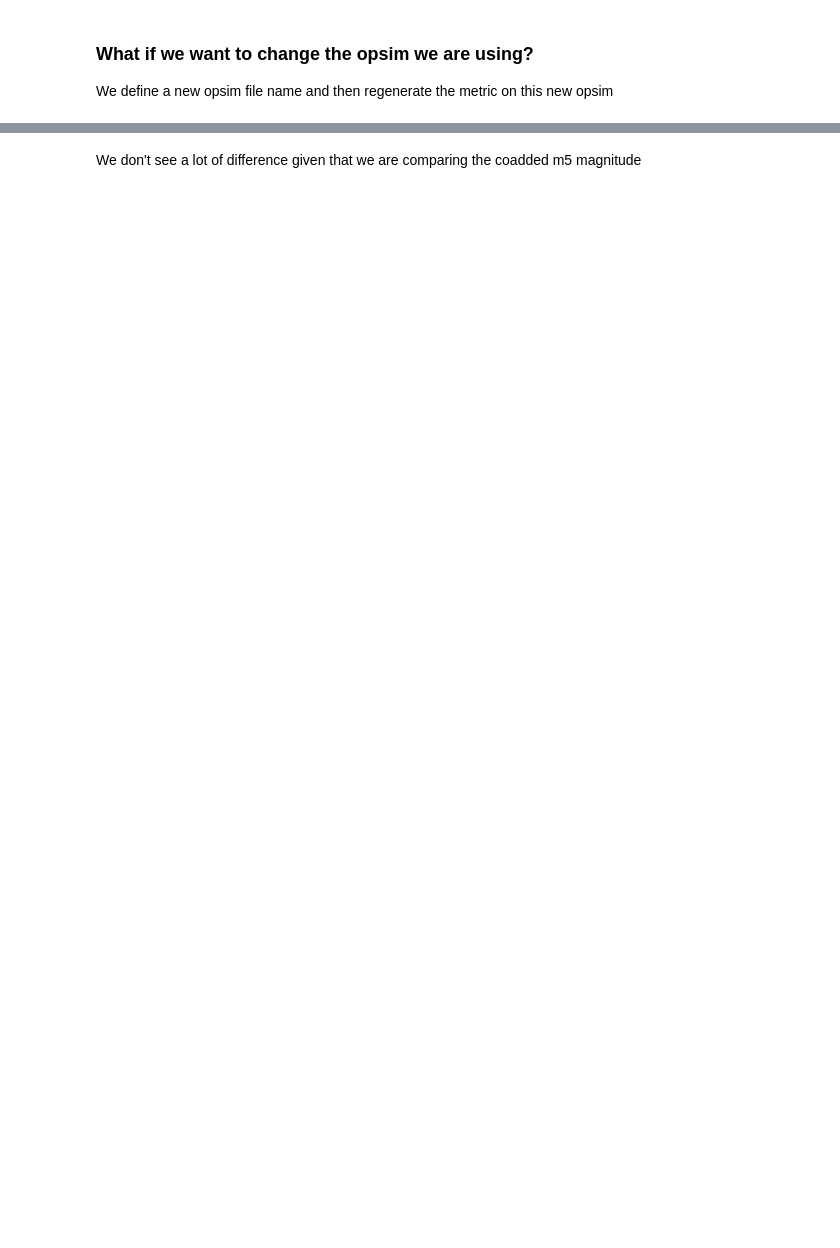
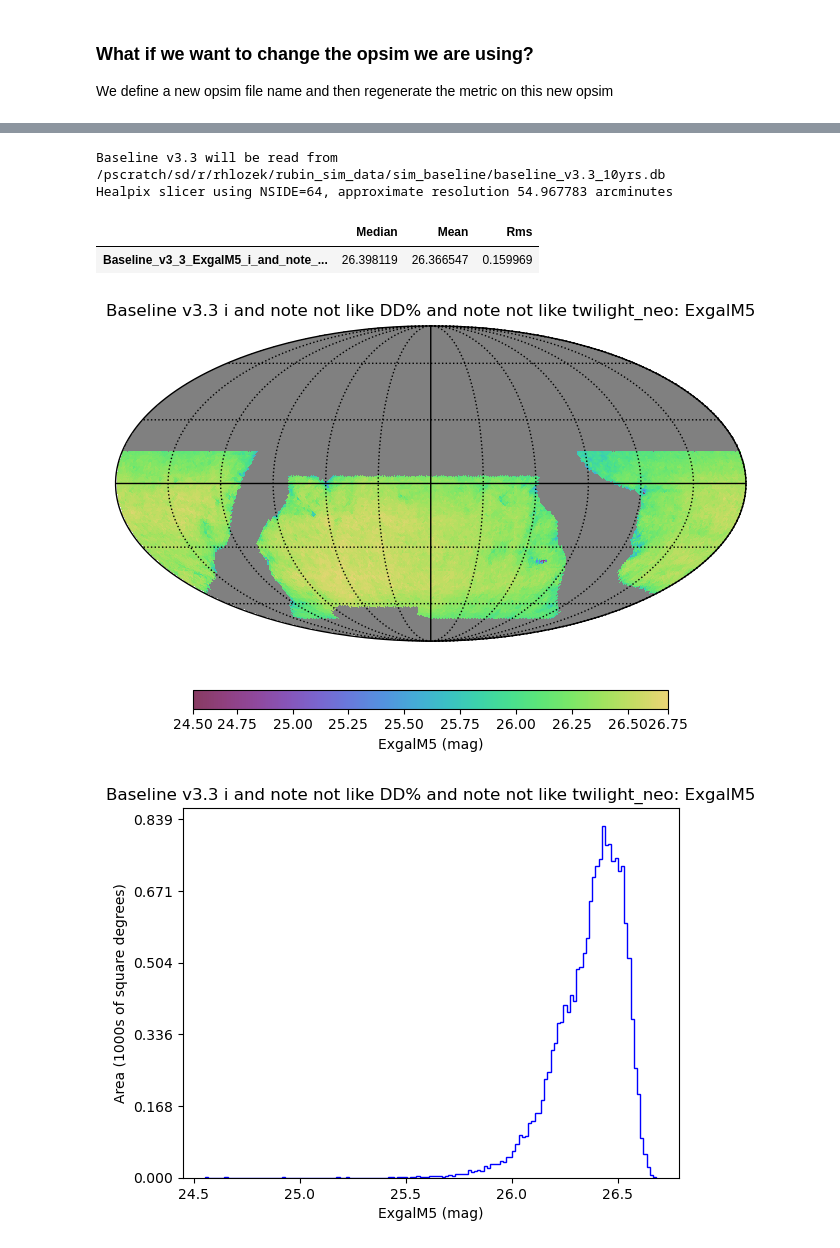
Before and after one commit to LSSTDESC/ObsStrat, a Jupyter notebook: code/meanz_uniformity/iband_lim.ipynb, the cells around one changed output, grey strips where cells are left out. Drawn from its saved outputs; the diff is of its cells as text; code cells hidden in the pictures; blank space fills up the shorter version.

```diff
--- a/code/meanz_uniformity/iband_lim.ipynb
+++ b/code/meanz_uniformity/iband_lim.ipynb
@@ -62,13 +99,16 @@ def metric_plots(use_run_name, use_opsim_fname, use_metric=maf.ExgalM5(), use_co
         constraint='filter="i" and note not like "DD%" and note not like "twilight_neo"',
         # Reject certain types of observations
         run_name=use_run_name,
+        summary_metrics=[maf.MedianMetric(), maf.MeanMetric(), maf.RmsMetric()],
         plot_dict=plot_dict
     )
 
+    bd = maf.metricBundles.make_bundles_dict_from_list([depth_map_bundle])
     bgroup = maf.MetricBundleGroup(
-        [depth_map_bundle], use_opsim_fname
+        bd, use_opsim_fname
     )
     bgroup.run_all()
-    return bgroup
+
+    return bgroup, bd
 # %%
 # Apply the above routine to our baseline sim, and show the plots
@@ -95,4 +143,16 @@ Healpix slicer using NSIDE=64, approximate resolution 54.967783 arcminutes
 [figure]
 [figure]
-# %% [markdown]
-We don't see a lot of difference given that we are comparing the coadded m5 magnitude
+# %%
+new_opsim_fname = '/pscratch/sd/r/rhlozek/rubin_sim_data/sim_baseline/baseline_v3.3_10yrs.db'
+new_run_name = 'Baseline v3.3'
+print(f"{new_run_name} will be read from {new_opsim_fname}")
+newbgroup, newbd = metric_plots(new_run_name, new_opsim_fname)
+newbgroup.plot_all(closefigs=False)
+pd.DataFrame([newbd[k].summary_values for k in newbd], index=list(newbd.keys()))
+# %% [output]
+Baseline v3.3 will be read from /pscratch/sd/r/rhlozek/rubin_sim_data/sim_baseline/baseline_v3.3_10yrs.db
+Healpix slicer using NSIDE=64, approximate resolution 54.967783 arcminutes
+|  | Median | Mean | Rms |
+| Baseline_v3_3_ExgalM5_i_and_note_... | 26.398119 | 26.366547 | 0.159969 |
+[figure, added]
+[figure, added]
```
Also changed, not shown: parts of 7 cells of this notebook.
